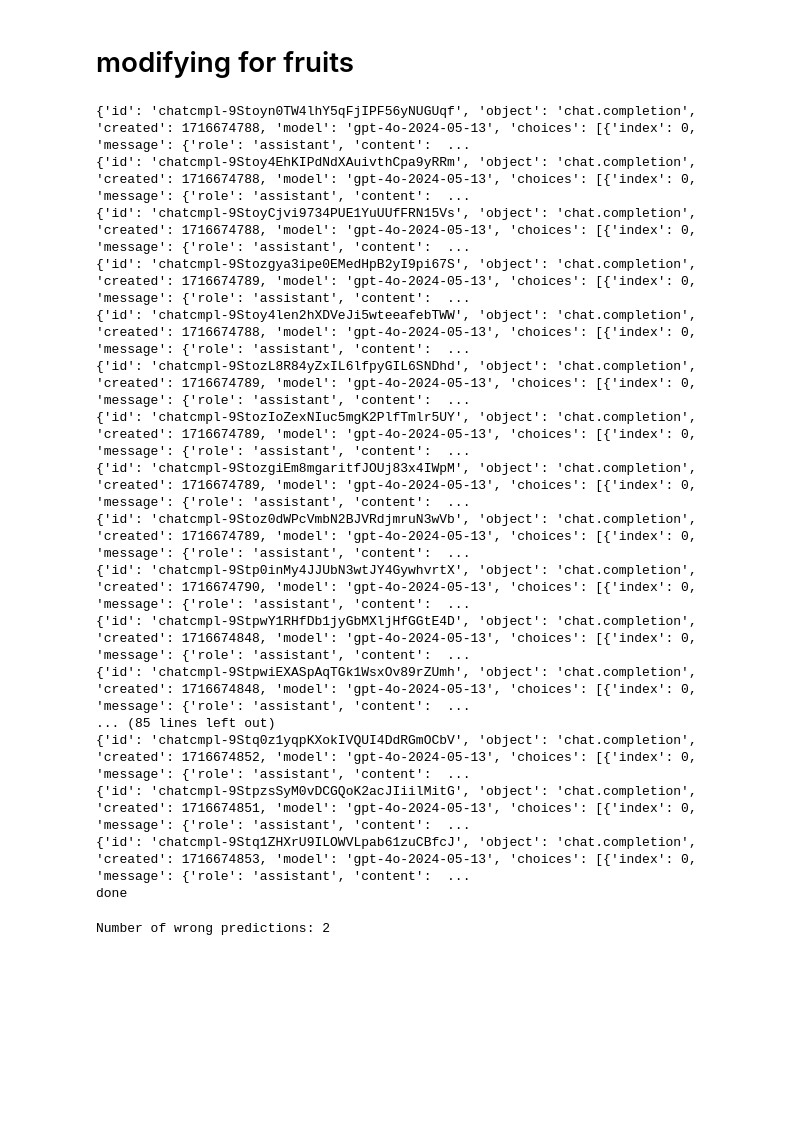
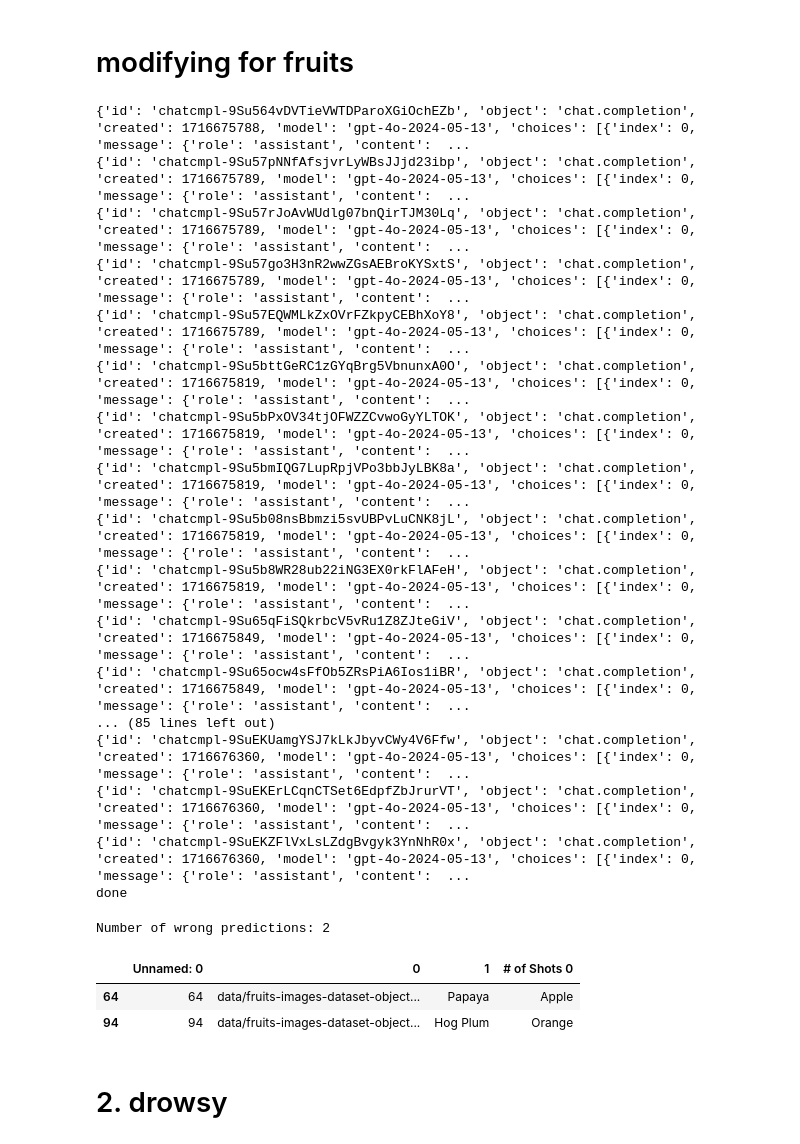
Before and after one commit to arbab-ml/AgEval, a Jupyter notebook: experimental.ipynb, the cells around one changed output. Cells and saved outputs as stored; diff of their text form; code cells hidden in the pictures; blank space fills up the shorter version.

```diff
--- a/experimental.ipynb
+++ b/experimental.ipynb
@@ -143,7 +143,7 @@ from fuzzywuzzy import process
 # Set the base directory
 base_directory = 'data/fruits-images-dataset-object-detection/Train File/Train File'
 # FOR API
-max_requests_per_minute = 10
+max_requests_per_half_minute = 5
 
 num_instances_per_class=10
 
@@ -213,18 +213,21 @@ request_times = []
 async def get_image_informations(session, inputs: dict) -> dict:
     """Invoke model with image and prompt."""
     global request_times
-    current_time = time.time()
 
-    # Remove old request times outside the current time window
-    while request_times and request_times[0] <= current_time - 60:
-        request_times.pop(0)
+    while True:
+        current_time = time.time()
 
-    if len(request_times) >= max_requests_per_minute:
-        # If the rate limit is exceeded, wait until the oldest request is outside the window
-        time_to_wait = request_times[0] + 60 - current_time
-        await asyncio.sleep(time_to_wait)
+        # Remove old request times outside the current time window
+        while request_times and request_times[0] <= current_time - 30:
+            request_times.pop(0)
 
-    request_times.append(current_time)
+        if len(request_times) < max_requests_per_half_minute:
+            request_times.append(current_time)
+            break
+        else:
+            # If the rate limit is exceeded, wait for a short duration before checking again
+            await asyncio.sleep(1)
+
 
     payload = {
         "model": model,
@@ -239,7 +242,7 @@ async def get_image_informations(session, inputs: dict) -> dict:
                         "type": "image_url",
                         "image_url": {
                             "url": f"embedded-picture'image']}",
-                            "detail": "high"
+                            "detail": "low"
                         }
                     }
                 ]
@@ -270,7 +273,7 @@ async def process_image(session, i, number_of_shots, all_data_results):
         for j in random_indices:
             example_image_path = all_data[0][j]
             example_image_base64 = load_image(example_image_path)
-            examples.append({"type": "image_url", "image_url": {"url": f"embedded-picture", "detail": "high"}})
+            examples.append({"type": "image_url", "image_url": {"url": f"embedded-picture", "detail": "low"}})
             examples.append({"type": "text", "text": f'{{"prediction": "{all_data.at[j, 1]}"}}' })
 
 
@@ -303,30 +306,37 @@ async def main():
 
 asyncio.run(main())
 # %% [output]
-{'id': 'chatcmpl-9Stoyn0TW4lhY5qFjIPF56yNUGUqf', 'object': 'chat.completion', 'created': 1716674788, 'model': 'gpt-4o-2024-05-13', 'choices': [{'index': 0, 'message': {'role': 'assistant', 'content':  ...
-{'id': 'chatcmpl-9Stoy4EhKIPdNdXAuivthCpa9yRRm', 'object': 'chat.completion', 'created': 1716674788, 'model': 'gpt-4o-2024-05-13', 'choices': [{'index': 0, 'message': {'role': 'assistant', 'content':  ...
-{'id': 'chatcmpl-9StoyCjvi9734PUE1YuUUfFRN15Vs', 'object': 'chat.completion', 'created': 1716674788, 'model': 'gpt-4o-2024-05-13', 'choices': [{'index': 0, 'message': {'role': 'assistant', 'content':  ...
-{'id': 'chatcmpl-9Stozgya3ipe0EMedHpB2yI9pi67S', 'object': 'chat.completion', 'created': 1716674789, 'model': 'gpt-4o-2024-05-13', 'choices': [{'index': 0, 'message': {'role': 'assistant', 'content':  ...
-{'id': 'chatcmpl-9Stoy4len2hXDVeJi5wteeafebTWW', 'object': 'chat.completion', 'created': 1716674788, 'model': 'gpt-4o-2024-05-13', 'choices': [{'index': 0, 'message': {'role': 'assistant', 'content':  ...
-{'id': 'chatcmpl-9StozL8R84yZxIL6lfpyGIL6SNDhd', 'object': 'chat.completion', 'created': 1716674789, 'model': 'gpt-4o-2024-05-13', 'choices': [{'index': 0, 'message': {'role': 'assistant', 'content':  ...
-{'id': 'chatcmpl-9StozIoZexNIuc5mgK2PlfTmlr5UY', 'object': 'chat.completion', 'created': 1716674789, 'model': 'gpt-4o-2024-05-13', 'choices': [{'index': 0, 'message': {'role': 'assistant', 'content':  ...
-{'id': 'chatcmpl-9StozgiEm8mgaritfJOUj83x4IWpM', 'object': 'chat.completion', 'created': 1716674789, 'model': 'gpt-4o-2024-05-13', 'choices': [{'index': 0, 'message': {'role': 'assistant', 'content':  ...
-{'id': 'chatcmpl-9Stoz0dWPcVmbN2BJVRdjmruN3wVb', 'object': 'chat.completion', 'created': 1716674789, 'model': 'gpt-4o-2024-05-13', 'choices': [{'index': 0, 'message': {'role': 'assistant', 'content':  ...
-{'id': 'chatcmpl-9Stp0inMy4JJUbN3wtJY4GywhvrtX', 'object': 'chat.completion', 'created': 1716674790, 'model': 'gpt-4o-2024-05-13', 'choices': [{'index': 0, 'message': {'role': 'assistant', 'content':  ...
-{'id': 'chatcmpl-9StpwY1RHfDb1jyGbMXljHfGGtE4D', 'object': 'chat.completion', 'created': 1716674848, 'model': 'gpt-4o-2024-05-13', 'choices': [{'index': 0, 'message': {'role': 'assistant', 'content':  ...
-{'id': 'chatcmpl-9StpwiEXASpAqTGk1WsxOv89rZUmh', 'object': 'chat.completion', 'created': 1716674848, 'model': 'gpt-4o-2024-05-13', 'choices': [{'index': 0, 'message': {'role': 'assistant', 'content':  ...
+{'id': 'chatcmpl-9Su564vDVTieVWTDParoXGiOchEZb', 'object': 'chat.completion', 'created': 1716675788, 'model': 'gpt-4o-2024-05-13', 'choices': [{'index': 0, 'message': {'role': 'assistant', 'content':  ...
+{'id': 'chatcmpl-9Su57pNNfAfsjvrLyWBsJJjd23ibp', 'object': 'chat.completion', 'created': 1716675789, 'model': 'gpt-4o-2024-05-13', 'choices': [{'index': 0, 'message': {'role': 'assistant', 'content':  ...
+{'id': 'chatcmpl-9Su57rJoAvWUdlg07bnQirTJM30Lq', 'object': 'chat.completion', 'created': 1716675789, 'model': 'gpt-4o-2024-05-13', 'choices': [{'index': 0, 'message': {'role': 'assistant', 'content':  ...
+{'id': 'chatcmpl-9Su57go3H3nR2wwZGsAEBroKYSxtS', 'object': 'chat.completion', 'created': 1716675789, 'model': 'gpt-4o-2024-05-13', 'choices': [{'index': 0, 'message': {'role': 'assistant', 'content':  ...
+{'id': 'chatcmpl-9Su57EQWMLkZxOVrFZkpyCEBhXoY8', 'object': 'chat.completion', 'created': 1716675789, 'model': 'gpt-4o-2024-05-13', 'choices': [{'index': 0, 'message': {'role': 'assistant', 'content':  ...
+{'id': 'chatcmpl-9Su5bttGeRC1zGYqBrg5VbnunxA0O', 'object': 'chat.completion', 'created': 1716675819, 'model': 'gpt-4o-2024-05-13', 'choices': [{'index': 0, 'message': {'role': 'assistant', 'content':  ...
+{'id': 'chatcmpl-9Su5bPxOV34tjOFWZZCvwoGyYLTOK', 'object': 'chat.completion', 'created': 1716675819, 'model': 'gpt-4o-2024-05-13', 'choices': [{'index': 0, 'message': {'role': 'assistant', 'content':  ...
+{'id': 'chatcmpl-9Su5bmIQG7LupRpjVPo3bbJyLBK8a', 'object': 'chat.completion', 'created': 1716675819, 'model': 'gpt-4o-2024-05-13', 'choices': [{'index': 0, 'message': {'role': 'assistant', 'content':  ...
+{'id': 'chatcmpl-9Su5b08nsBbmzi5svUBPvLuCNK8jL', 'object': 'chat.completion', 'created': 1716675819, 'model': 'gpt-4o-2024-05-13', 'choices': [{'index': 0, 'message': {'role': 'assistant', 'content':  ...
+{'id': 'chatcmpl-9Su5b8WR28ub22iNG3EX0rkFlAFeH', 'object': 'chat.completion', 'created': 1716675819, 'model': 'gpt-4o-2024-05-13', 'choices': [{'index': 0, 'message': {'role': 'assistant', 'content':  ...
+{'id': 'chatcmpl-9Su65qFiSQkrbcV5vRu1Z8ZJteGiV', 'object': 'chat.completion', 'created': 1716675849, 'model': 'gpt-4o-2024-05-13', 'choices': [{'index': 0, 'message': {'role': 'assistant', 'content':  ...
+{'id': 'chatcmpl-9Su65ocw4sFfOb5ZRsPiA6Ios1iBR', 'object': 'chat.completion', 'created': 1716675849, 'model': 'gpt-4o-2024-05-13', 'choices': [{'index': 0, 'message': {'role': 'assistant', 'content':  ...
 ... (85 lines left out)
-{'id': 'chatcmpl-9Stq0z1yqpKXokIVQUI4DdRGmOCbV', 'object': 'chat.completion', 'created': 1716674852, 'model': 'gpt-4o-2024-05-13', 'choices': [{'index': 0, 'message': {'role': 'assistant', 'content':  ...
-{'id': 'chatcmpl-9StpzsSyM0vDCGQoK2acJIiilMitG', 'object': 'chat.completion', 'created': 1716674851, 'model': 'gpt-4o-2024-05-13', 'choices': [{'index': 0, 'message': {'role': 'assistant', 'content':  ...
-{'id': 'chatcmpl-9Stq1ZHXrU9ILOWVLpab61zuCBfcJ', 'object': 'chat.completion', 'created': 1716674853, 'model': 'gpt-4o-2024-05-13', 'choices': [{'index': 0, 'message': {'role': 'assistant', 'content':  ...
+{'id': 'chatcmpl-9SuEKUamgYSJ7kLkJbyvCWy4V6Ffw', 'object': 'chat.completion', 'created': 1716676360, 'model': 'gpt-4o-2024-05-13', 'choices': [{'index': 0, 'message': {'role': 'assistant', 'content':  ...
+{'id': 'chatcmpl-9SuEKErLCqnCTSet6EdpfZbJrurVT', 'object': 'chat.completion', 'created': 1716676360, 'model': 'gpt-4o-2024-05-13', 'choices': [{'index': 0, 'message': {'role': 'assistant', 'content':  ...
+{'id': 'chatcmpl-9SuEKZFlVxLsLZdgBvgyk3YnNhR0x', 'object': 'chat.completion', 'created': 1716676360, 'model': 'gpt-4o-2024-05-13', 'choices': [{'index': 0, 'message': {'role': 'assistant', 'content':  ...
 done
 # %%
-all_data_results= pd.read_csv("01-Fruit.csv")
+all_data_results= pd.read_csv("01-Fruit-high-setting.csv")
 all_data_results.head()
 #calculate wrong predictions
 wrong_predictions = all_data_results[all_data_results['1'] != all_data_results['# of Shots 0']]
 print(f"Number of wrong predictions: {len(wrong_predictions)}")
+#now printing the samples which are predicted wrong
+wrong_predictions.head()
 # %% [output]
 Number of wrong predictions: 2
+|  | Unnamed: 0 | 0 | 1 | # of Shots 0 |
+| 64 | 64 | data/fruits-images-dataset-object... | Papaya | Apple |
+| 94 | 94 | data/fruits-images-dataset-object... | Hog Plum | Orange |
 # %%
 import os;os.getenv("OPENAI_API_KEY")
+# %% [markdown]
+# 2. drowsy
```
Also changed, not shown: parts of 7 cells of this notebook, 6 other files.
